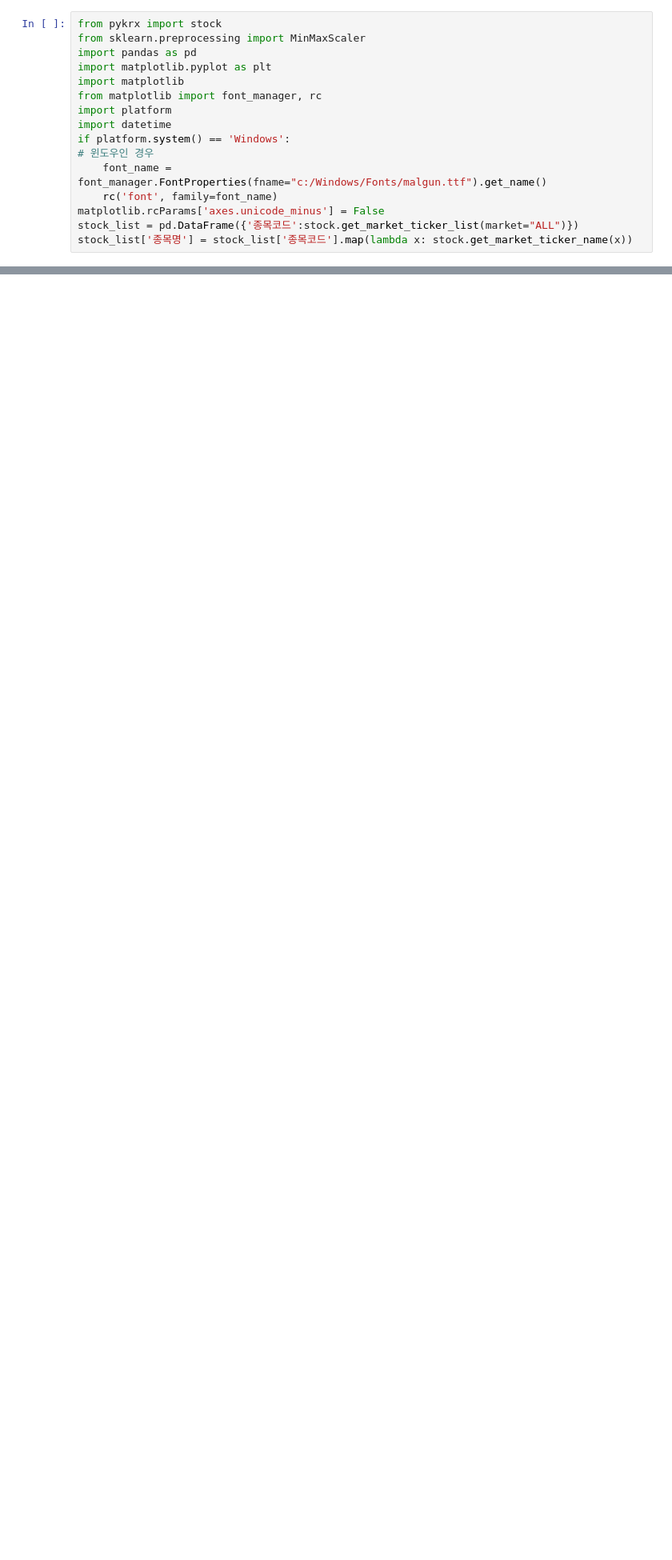
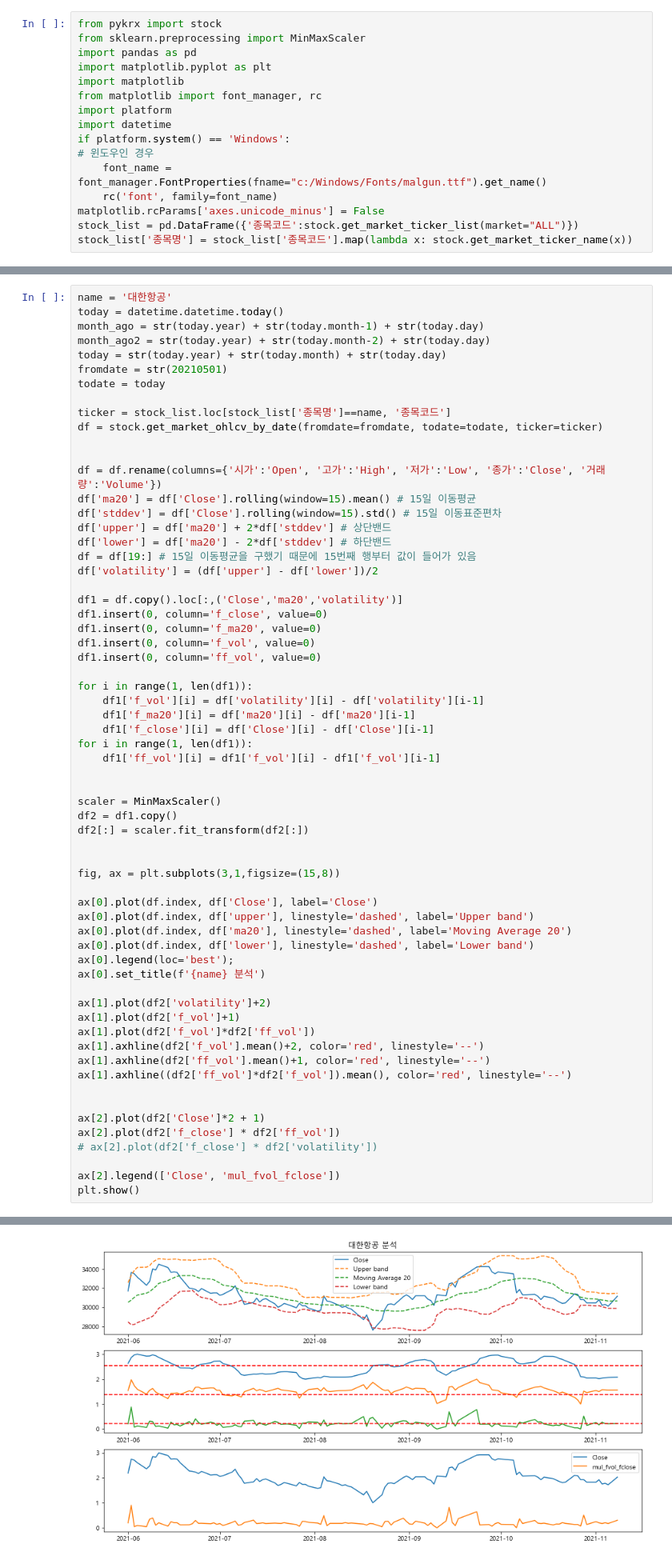
Before and after one commit to ghdakrk/Study_quant, a Jupyter notebook: 2.predict_model.ipynb, the cells around one changed output, grey strips where cells are left out. Shown at 80% size. Saved outputs shown, nothing was run; the diff lists cells and outputs as text; blank space fills up the shorter version.

```diff
--- a/2.predict_model.ipynb
+++ b/2.predict_model.ipynb
@@ -96,0 +98,64 @@ See the caveats in the documentation: https://pandas.pydata.org/pandas-docs/stab
+# %%
+name = '대한항공'
+today = datetime.datetime.today()
+month_ago = str(today.year) + str(today.month-1) + str(today.day)
+month_ago2 = str(today.year) + str(today.month-2) + str(today.day)
+today = str(today.year) + str(today.month) + str(today.day)
+fromdate = str(20210501)
+todate = today
+
+ticker = stock_list.loc[stock_list['종목명']==name, '종목코드']
+df = stock.get_market_ohlcv_by_date(fromdate=fromdate, todate=todate, ticker=ticker)
+
+
+df = df.rename(columns={'시가':'Open', '고가':'High', '저가':'Low', '종가':'Close', '거래량':'Volume'})
+df['ma20'] = df['Close'].rolling(window=15).mean() # 15일 이동평균
+df['stddev'] = df['Close'].rolling(window=15).std() # 15일 이동표준편차
+df['upper'] = df['ma20'] + 2*df['stddev'] # 상단밴드
+df['lower'] = df['ma20'] - 2*df['stddev'] # 하단밴드
+df = df[19:] # 15일 이동평균을 구했기 때문에 15번째 행부터 값이 들어가 있음
+df['volatility'] = (df['upper'] - df['lower'])/2
+
+df1 = df.copy().loc[:,('Close','ma20','volatility')]
+df1.insert(0, column='f_close', value=0)
+df1.insert(0, column='f_ma20', value=0)
+df1.insert(0, column='f_vol', value=0)
+df1.insert(0, column='ff_vol', value=0)
+
+for i in range(1, len(df1)):
+    df1['f_vol'][i] = df['volatility'][i] - df['volatility'][i-1]
+    df1['f_ma20'][i] = df['ma20'][i] - df['ma20'][i-1]
+    df1['f_close'][i] = df['Close'][i] - df['Close'][i-1]
+for i in range(1, len(df1)):
+    df1['ff_vol'][i] = df1['f_vol'][i] - df1['f_vol'][i-1]
+
+
+scaler = MinMaxScaler()
+df2 = df1.copy()
+df2[:] = scaler.fit_transform(df2[:])
+
+
+fig, ax = plt.subplots(3,1,figsize=(15,8))
+
+ax[0].plot(df.index, df['Close'], label='Close')
+ax[0].plot(df.index, df['upper'], linestyle='dashed', label='Upper band')
+ax[0].plot(df.index, df['ma20'], linestyle='dashed', label='Moving Average 20')
+ax[0].plot(df.index, df['lower'], linestyle='dashed', label='Lower band')
+ax[0].legend(loc='best');
+ax[0].set_title(f'{name} 분석')
+
+ax[1].plot(df2['volatility']+2)
+ax[1].plot(df2['f_vol']+1)
+ax[1].plot(df2['f_vol']*df2['ff_vol'])
+ax[1].axhline(df2['f_vol'].mean()+2, color='red', linestyle='--')
+ax[1].axhline(df2['ff_vol'].mean()+1, color='red', linestyle='--')
+ax[1].axhline((df2['ff_vol']*df2['f_vol']).mean(), color='red', linestyle='--')
+
+
+ax[2].plot(df2['Close']*2 + 1)
+ax[2].plot(df2['f_close'] * df2['ff_vol'])
+# ax[2].plot(df2['f_close'] * df2['volatility'])
+
+ax[2].legend(['Close', 'mul_fvol_fclose'])
+plt.show()
+# %% [output]
@@ -96,0 +178 @@ See the caveats in the documentation: https://pandas.pydata.org/pandas-docs/stab
+[figure, added]
```
Also changed, not shown: parts of 2 cells of this notebook, 1 other file.
